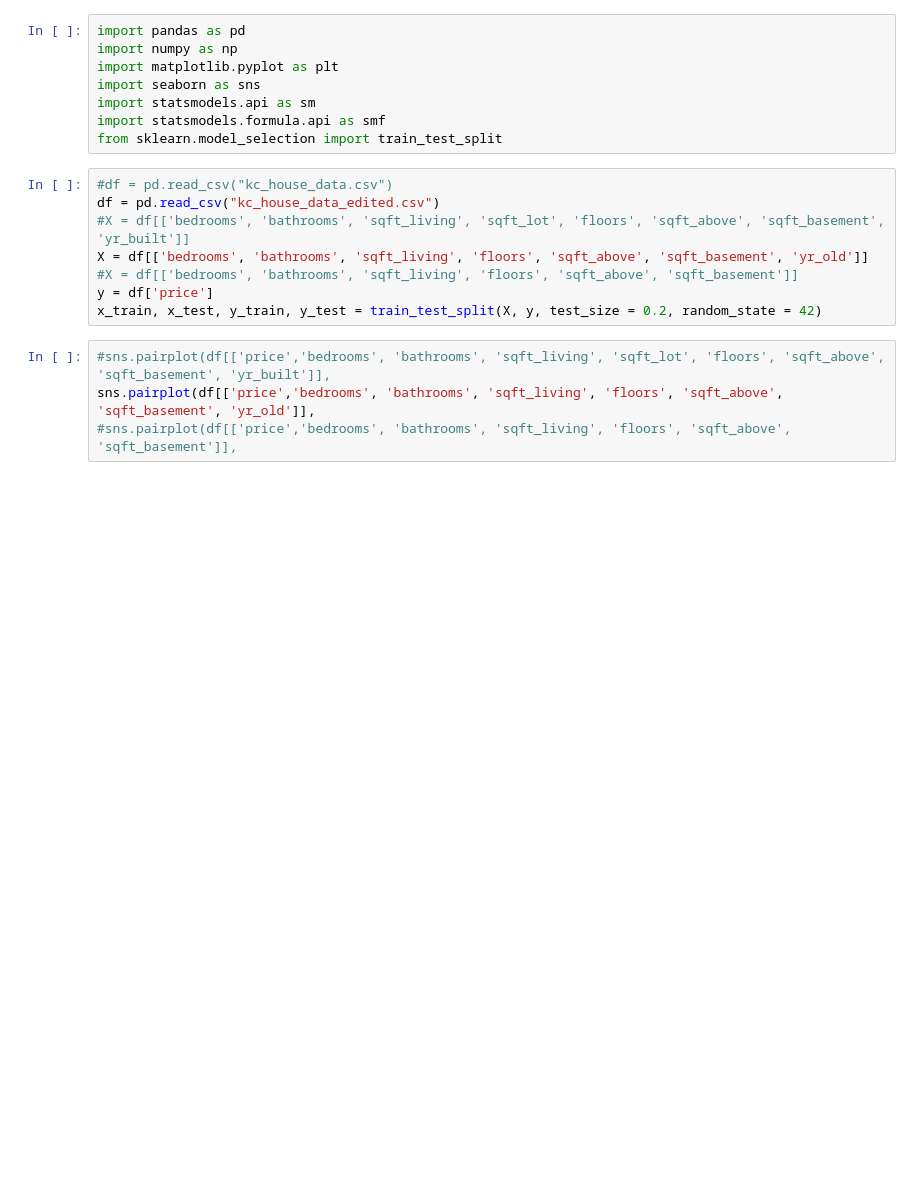
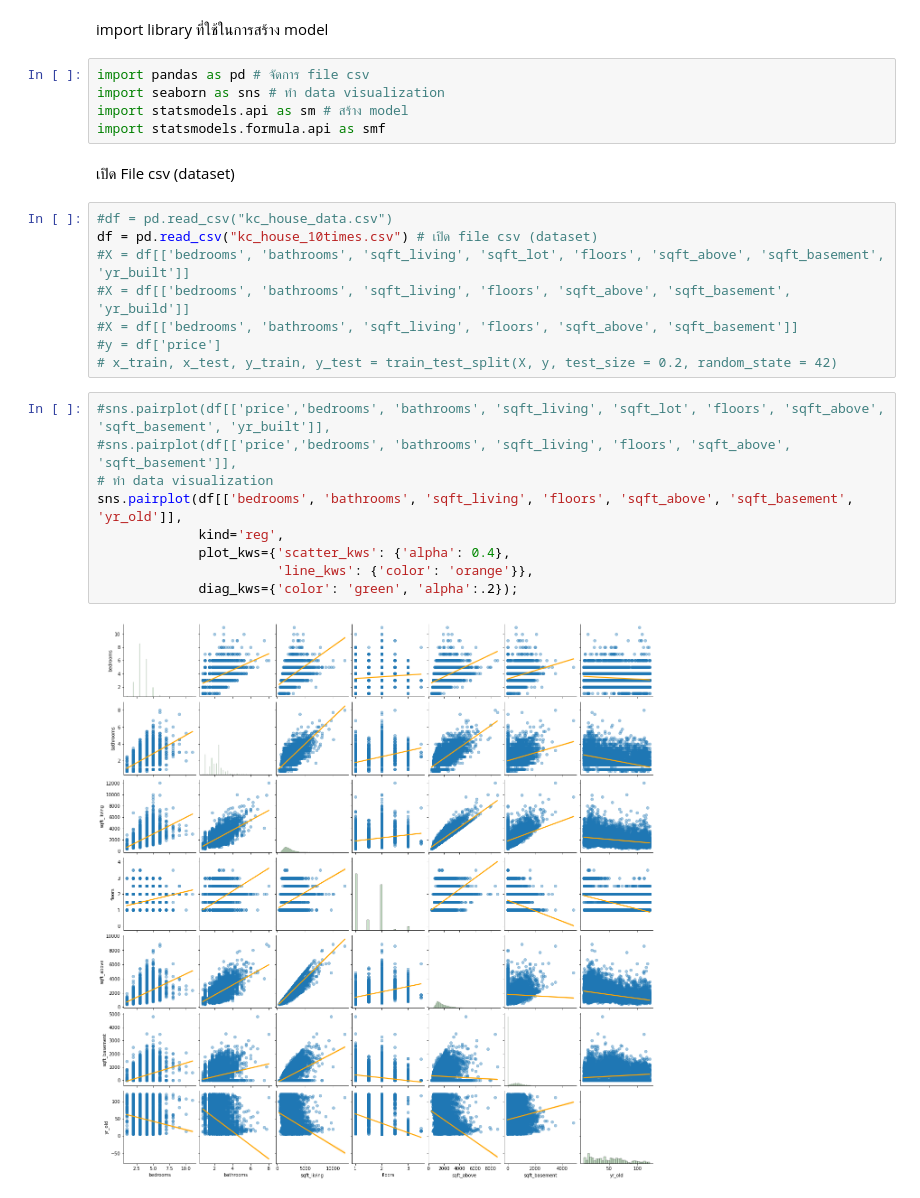
Before and after one commit to GmBeHappy/-Home-price-prediction-using-Linear-regression, a Jupyter notebook: model_creation useing_statemodel.ipynb, the cells around one changed output. Drawn from its saved outputs; the diff is of its cells as text; blank space fills up the shorter version.

```diff
--- a/model_creation useing_statemodel.ipynb
+++ b/model_creation useing_statemodel.ipynb
@@ -1,21 +1,29 @@
+# %% [markdown]
+import library ที่ใช้ในการสร้าง model
 # %%
-import pandas as pd
-import numpy as np
-import matplotlib.pyplot as plt
-import seaborn as sns
-import statsmodels.api as sm
+import pandas as pd # จัดการ file csv
+import seaborn as sns # ทำ data visualization
+import statsmodels.api as sm # สร้าง model
 import statsmodels.formula.api as smf
-from sklearn.model_selection import train_test_split
+# %% [markdown]
+เปิด File csv (dataset)
 # %%
 #df = pd.read_csv("kc_house_data.csv")
-df = pd.read_csv("kc_house_data_edited.csv")
+df = pd.read_csv("kc_house_10times.csv") # เปิด file csv (dataset)
 #X = df[['bedrooms', 'bathrooms', 'sqft_living', 'sqft_lot', 'floors', 'sqft_above', 'sqft_basement', 'yr_built']]
-X = df[['bedrooms', 'bathrooms', 'sqft_living', 'floors', 'sqft_above', 'sqft_basement', 'yr_old']]
+#X = df[['bedrooms', 'bathrooms', 'sqft_living', 'floors', 'sqft_above', 'sqft_basement', 'yr_build']]
 #X = df[['bedrooms', 'bathrooms', 'sqft_living', 'floors', 'sqft_above', 'sqft_basement']]
-y = df['price']
-x_train, x_test, y_train, y_test = train_test_split(X, y, test_size = 0.2, random_state = 42)
+#y = df['price']
+# x_train, x_test, y_train, y_test = train_test_split(X, y, test_size = 0.2, random_state = 42)
 # %%
 #sns.pairplot(df[['price','bedrooms', 'bathrooms', 'sqft_living', 'sqft_lot', 'floors', 'sqft_above', 'sqft_basement', 'yr_built']],
-sns.pairplot(df[['price','bedrooms', 'bathrooms', 'sqft_living', 'floors', 'sqft_above', 'sqft_basement', 'yr_old']],
 #sns.pairplot(df[['price','bedrooms', 'bathrooms', 'sqft_living', 'floors', 'sqft_above', 'sqft_basement']],
+# ทำ data visualization
+sns.pairplot(df[['bedrooms', 'bathrooms', 'sqft_living', 'floors', 'sqft_above', 'sqft_basement', 'yr_old']],
+             kind='reg',
+             plot_kws={'scatter_kws': {'alpha': 0.4},
+                       'line_kws': {'color': 'orange'}},
+             diag_kws={'color': 'green', 'alpha':.2});
+# %% [output]
+[figure, added]
 # %%
```
Also changed, not shown: parts of 11 cells of this notebook, 5 other files.
